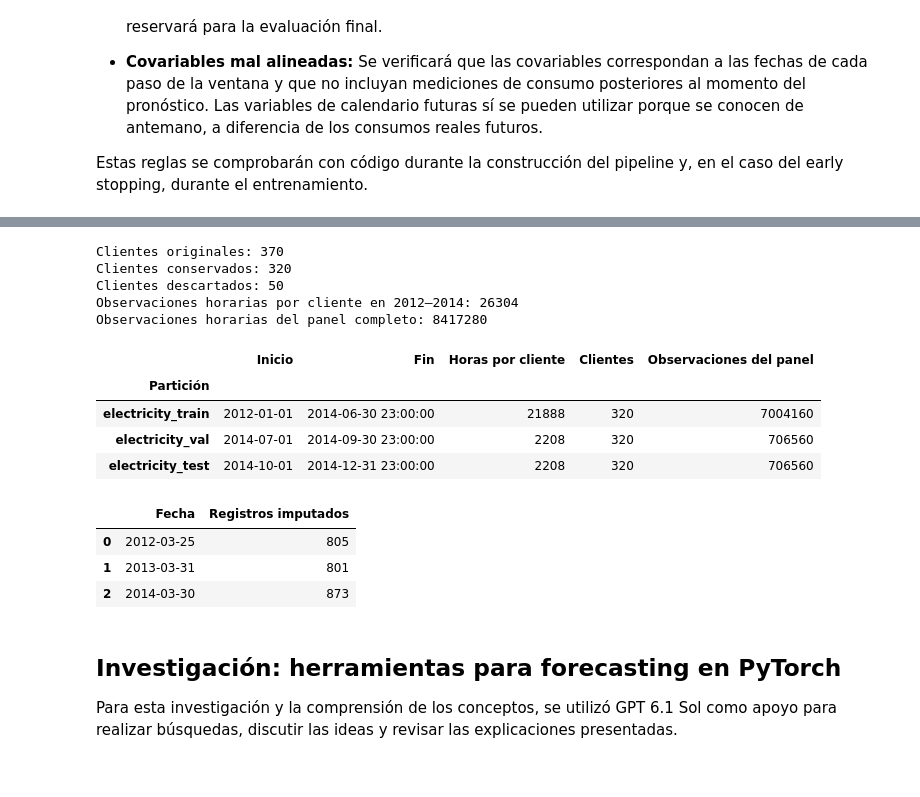
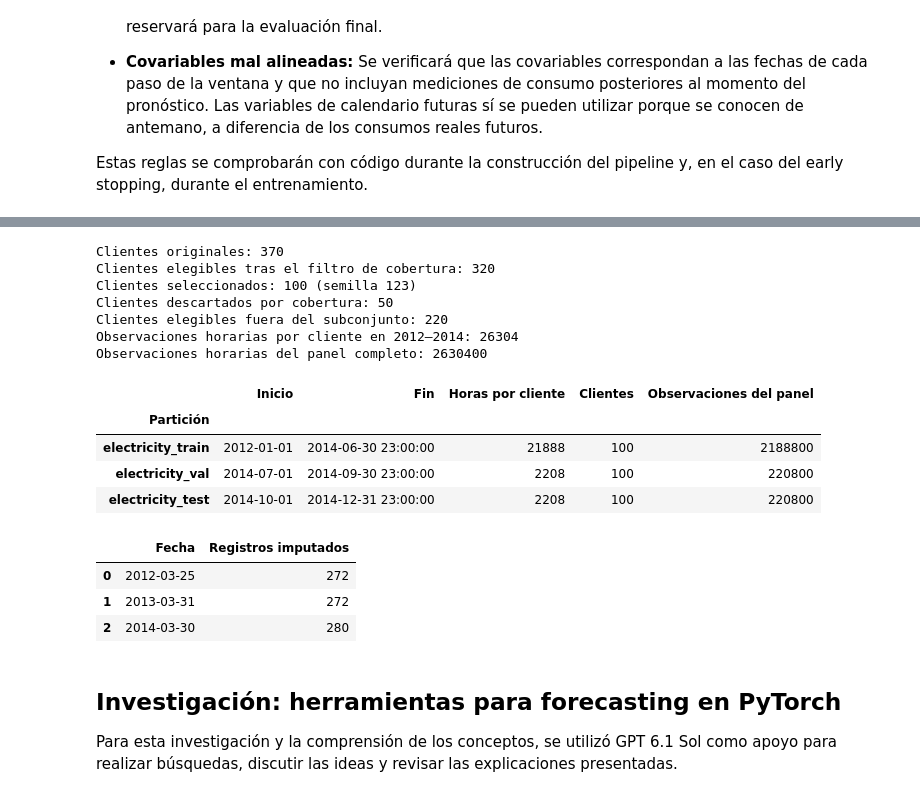
Before and after one commit to Bamo0507/Laboratorio_9_Series_de_Tiempo, a Jupyter notebook: Laboratorio_9_Series_de_Tiempo.ipynb, the cells around one changed output, grey strips where cells are left out. Cells and saved outputs as stored; diff of their text form; code cells hidden in the pictures.

```diff
--- a/Laboratorio_9_Series_de_Tiempo.ipynb
+++ b/Laboratorio_9_Series_de_Tiempo.ipynb
@@ -434,8 +434,18 @@ client_coverage["included"] = (
     client_coverage["active_at_period_start"]
     & client_coverage["complete_period_records"]
 )
-selected_clients = client_coverage.index[client_coverage["included"]]
-assert len(selected_clients) > 0, "Ningún cliente cumple el criterio de cobertura."
+eligible_clients = client_coverage.index[client_coverage["included"]]
+client_sample_size = 100
+client_selection_seed = 123
+assert len(eligible_clients) >= client_sample_size, "No hay suficientes clientes elegibles."
+
+client_random_generator = np.random.default_rng(client_selection_seed)
+sampled_clients = client_random_generator.choice(
+    eligible_clients.to_numpy(), size=client_sample_size, replace=False
+)
+selected_clients = eligible_clients[eligible_clients.isin(sampled_clients)]
+client_coverage["selected"] = client_coverage.index.isin(selected_clients)
+assert len(selected_clients) == client_sample_size and selected_clients.is_unique
 
 electricity_quarter_hourly = period_electricity_data.loc[:, selected_clients].copy()
 march_imputation_masks = {}
@@ -528,45 +538,49 @@ calendar_test = build_calendar_covariates(electricity_test.index)
 assert calendar_train.index.equals(electricity_train.index)
 assert calendar_val.index.equals(electricity_val.index)
 assert calendar_test.index.equals(electricity_test.index)
 
 partition_summary = pd.DataFrame([
     {
         "Partición": partition_name,
         "Inicio": electricity_partition.index.min(),
         "Fin": electricity_partition.index.max(),
         "Horas por cliente": len(electricity_partition),
         "Clientes": len(electricity_partition.columns),
         "Observaciones del panel": electricity_partition.size,
     }
     for partition_name, electricity_partition in (
         ("electricity_train", electricity_train),
         ("electricity_val", electricity_val),
         ("electricity_test", electricity_test),
     )
 ]).set_index("Partición")
 
 print(f"Clientes originales: {len(electricity_data.columns)}")
-print(f"Clientes conservados: {len(selected_clients)}")
-print(f"Clientes descartados: {len(electricity_data.columns) - len(selected_clients)}")
+print(f"Clientes elegibles tras el filtro de cobertura: {len(eligible_clients)}")
+print(f"Clientes seleccionados: {len(selected_clients)} (semilla {client_selection_seed})")
+print(f"Clientes descartados por cobertura: {len(electricity_data.columns) - len(eligible_clients)}")
+print(f"Clientes elegibles fuera del subconjunto: {len(eligible_clients) - len(selected_clients)}")
 print(f"Observaciones horarias por cliente en 2012–2014: {len(electricity_hourly)}")
 print(f"Observaciones horarias del panel completo: {electricity_hourly.size}")
 display(partition_summary)
 display(march_imputation_report)
 # %% [output]
 Clientes originales: 370
-Clientes conservados: 320
-Clientes descartados: 50
+Clientes elegibles tras el filtro de cobertura: 320
+Clientes seleccionados: 100 (semilla 123)
+Clientes descartados por cobertura: 50
+Clientes elegibles fuera del subconjunto: 220
 Observaciones horarias por cliente en 2012–2014: 26304
-Observaciones horarias del panel completo: 8417280
+Observaciones horarias del panel completo: 2630400
 |  | Inicio | Fin | Horas por cliente | Clientes | Observaciones del panel |
 | Partición |  |  |  |  |  |
-| electricity_train | 2012-01-01 | 2014-06-30 23:00:00 | 21888 | 320 | 7004160 |
-| electricity_val | 2014-07-01 | 2014-09-30 23:00:00 | 2208 | 320 | 706560 |
-| electricity_test | 2014-10-01 | 2014-12-31 23:00:00 | 2208 | 320 | 706560 |
+| electricity_train | 2012-01-01 | 2014-06-30 23:00:00 | 21888 | 100 | 2188800 |
+| electricity_val | 2014-07-01 | 2014-09-30 23:00:00 | 2208 | 100 | 220800 |
+| electricity_test | 2014-10-01 | 2014-12-31 23:00:00 | 2208 | 100 | 220800 |
 |  | Fecha | Registros imputados |
-| 0 | 2012-03-25 | 805 |
-| 1 | 2013-03-31 | 801 |
-| 2 | 2014-03-30 | 873 |
+| 0 | 2012-03-25 | 272 |
+| 1 | 2013-03-31 | 272 |
+| 2 | 2014-03-30 | 280 |
 # %% [markdown]
 ## **Investigación: herramientas para forecasting en PyTorch**
 
```
Also changed, not shown: parts of 14 cells of this notebook.
